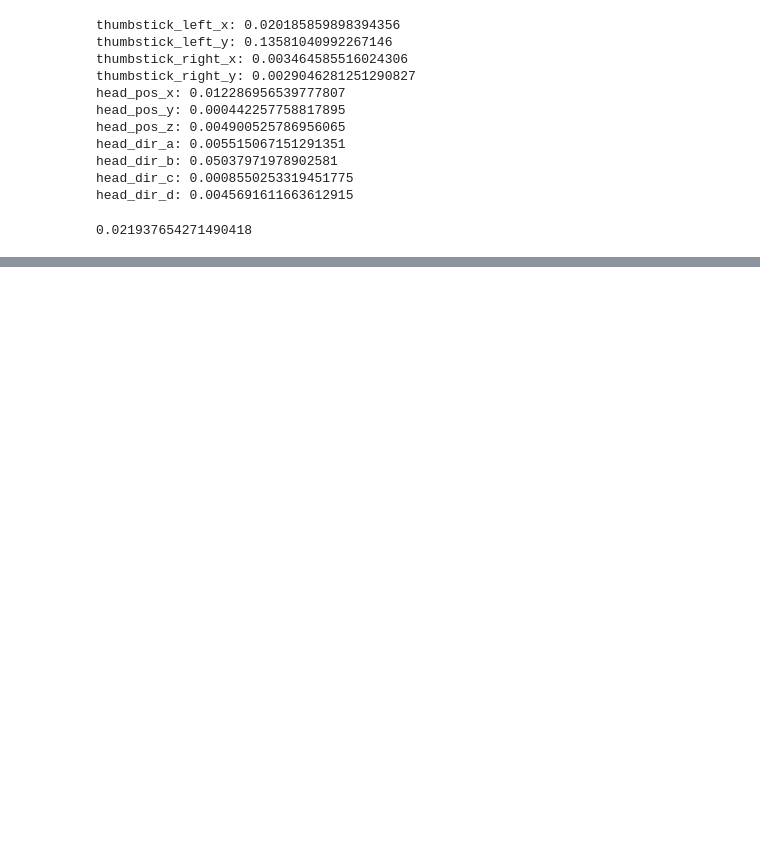
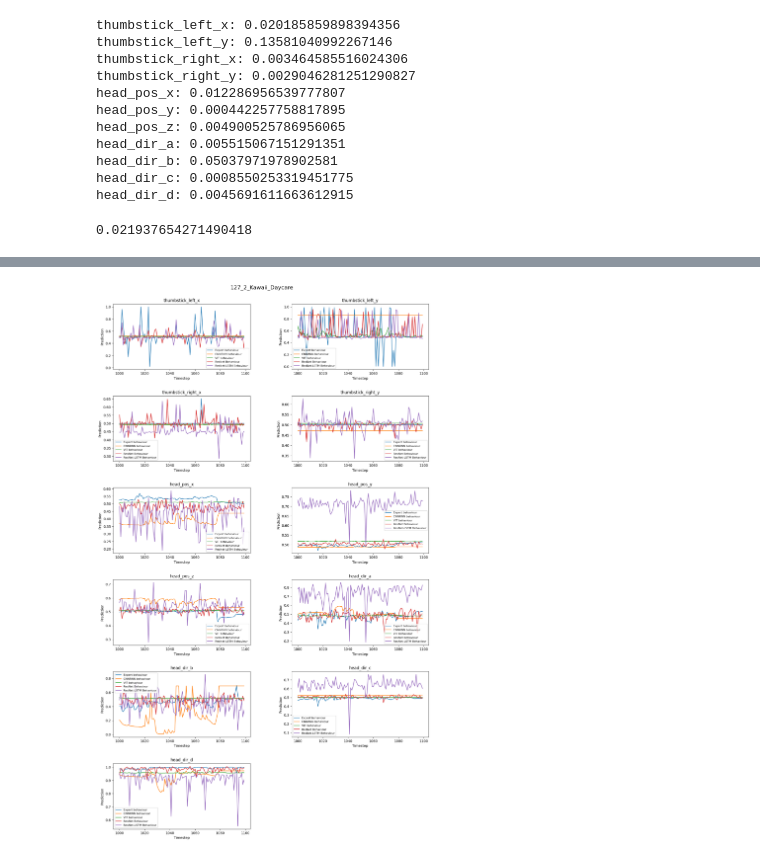
Before and after one commit to mattalajas/COMPSCI715, a Jupyter notebook: utils/visualisation.ipynb, the cells around one changed output, grey strips where cells are left out. Drawn from its saved outputs; the diff is of its cells as text; code cells hidden in the pictures; blank space fills up the shorter version.

```diff
--- a/utils/visualisation.ipynb
+++ b/utils/visualisation.ipynb
@@ -113,0 +183,43 @@ for i in range(11):
+# %%
+###################### Visualise behaviour given a sequence ######################
+seq_inds = [0, 10, 25, 30]
+seq_ind = seq_inds[1]
+seq_length = 100
+
+true_seq = fin_true_df.iloc[seq_length*seq_ind:seq_length*(seq_ind+1), 2:]
+pred_seq = fin_pred_df.iloc[seq_length*seq_ind:seq_length*(seq_ind+1), 2:]
+gail_seq = fin_gail_df.iloc[seq_length*seq_ind:seq_length*(seq_ind+1), 2:]
+vtra_seq = fin_vtra_df.iloc[seq_length*seq_ind:seq_length*(seq_ind+1), 2:]
+resn_seq = fin_resn_df.iloc[seq_length*seq_ind:seq_length*(seq_ind+1), 2:]
+resL_seq = fin_resL_df.iloc[seq_length*seq_ind:seq_length*(seq_ind+1), 2:]
+
+title = fin_true_df.iloc[seq_length*seq_ind, 0:2]
+
+fig, axs = plt.subplots(nrows=6, ncols=2)
+fig.set_figheight(25)
+fig.set_figwidth(15)
+fig.delaxes(axs[5,1])
+fig.suptitle(title.iloc[0], size=16)
+fig.tight_layout()
+fig.subplots_adjust(top=0.95)
+
+for i, ax in enumerate(axs.flat):
+    if i == 11:
+        break
+    ax.plot(true_seq.iloc[:, i])
+    ax.plot(pred_seq.iloc[:, i])
+    #ax.plot(gail_seq.iloc[:, i])
+    ax.plot(vtra_seq.iloc[:, i])
+    ax.plot(resn_seq.iloc[:, i])
+    ax.plot(resL_seq.iloc[:, i])
+    ax.set_title(col_pred[i])
+    ax.set_xlabel('Timestep')
+    ax.set_ylabel('Prediction')
+    # ax.legend(['Expert behaviour', 'CNNRNN behaviour', 'GAIL behaviour', 'VIT behaviour', 'ResNet Behaviour'])
+    ax.legend(['Expert behaviour', 'CNNRNN behaviour', 'VIT behaviour', 'ResNet Behaviour', 'ResNet-LSTM Behaviour'], fontsize=8)
+
+
+plt.subplots_adjust(left=0.1, right=0.95, top=0.95, bottom=0.1, wspace=0.3, hspace=0.4)
+plt.show()
+# %% [output]
+[figure, added]
```
Also changed, not shown: parts of 8 cells of this notebook, 5 other files.
